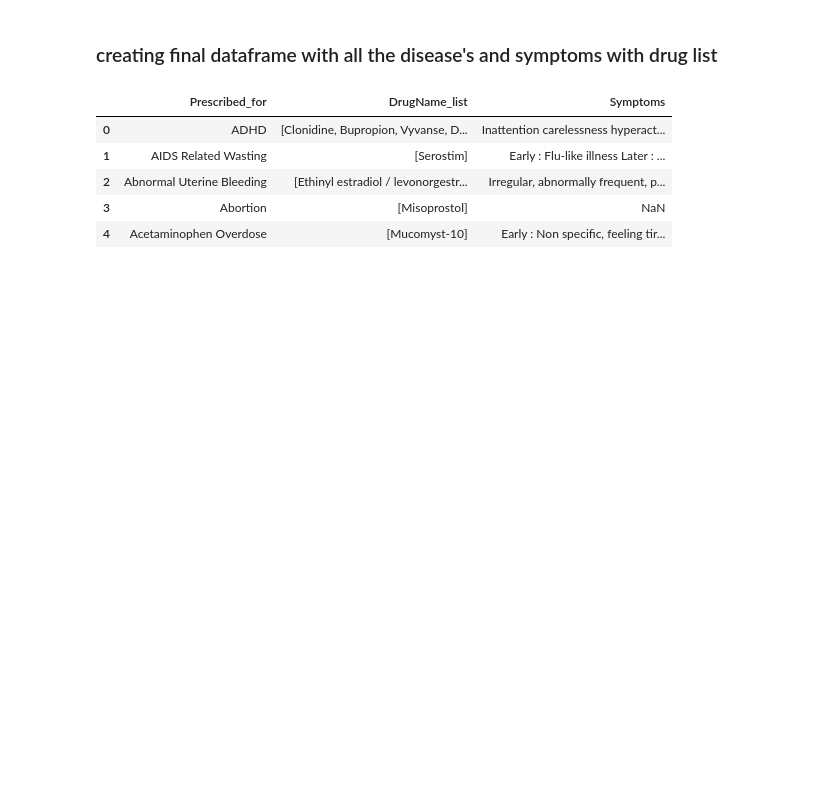
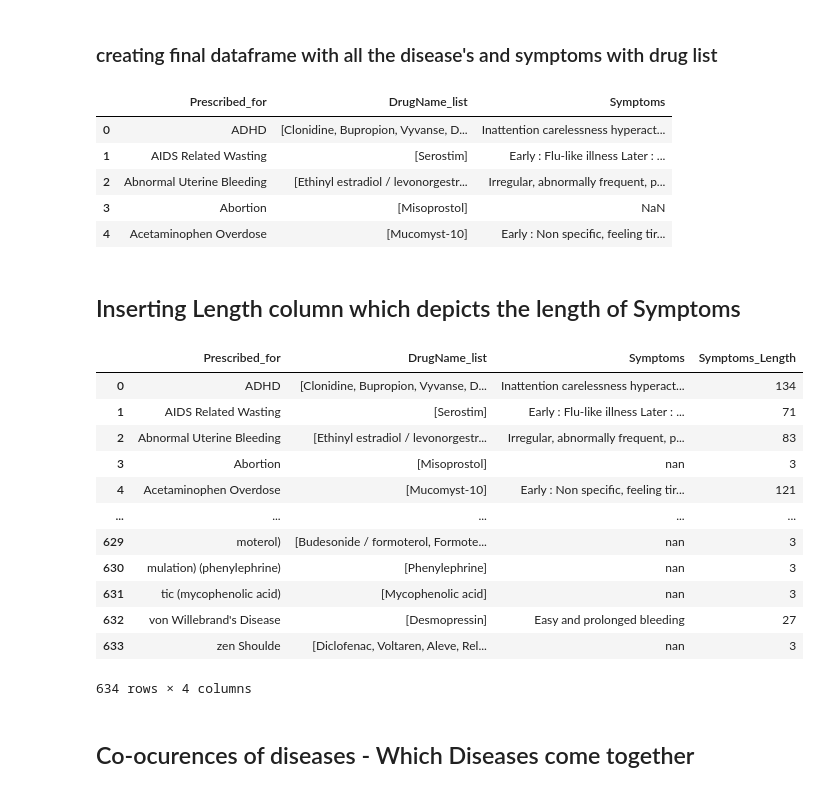
Before and after one commit to shobanasiranjeevilu/Healthcare_LLM, a Jupyter notebook: datacollection/data_processing.ipynb, the cells around one changed output. Saved outputs shown, nothing was run; the diff lists cells and outputs as text; code cells hidden in the pictures; blank space fills up the shorter version.

```diff
--- a/datacollection/data_processing.ipynb
+++ b/datacollection/data_processing.ipynb
@@ -68,3 +68,25 @@ final_df.head(5)
 | 2 | Abnormal Uterine Bleeding | [Ethinyl estradiol / levonorgestr... | Irregular, abnormally frequent, p... |
 | 3 | Abortion | [Misoprostol] | NaN |
 | 4 | Acetaminophen Overdose | [Mucomyst-10] | Early : Non specific, feeling tir... |
+# %% [markdown]
+## Inserting Length column which depicts the length of Symptoms
+# %%
+final_df['Symptoms'] = final_df['Symptoms'].astype(str)
+final_df['Symptoms_Length'] = final_df['Symptoms'].apply(len)
+final_df
+# %% [output]
+|  | Prescribed_for | DrugName_list | Symptoms | Symptoms_Length |
+| 0 | ADHD | [Clonidine, Bupropion, Vyvanse, D... | Inattention carelessness hyperact... | 134 |
+| 1 | AIDS Related Wasting | [Serostim] | Early : Flu-like illness Later : ... | 71 |
+| 2 | Abnormal Uterine Bleeding | [Ethinyl estradiol / levonorgestr... | Irregular, abnormally frequent, p... | 83 |
+| 3 | Abortion | [Misoprostol] | nan | 3 |
+| 4 | Acetaminophen Overdose | [Mucomyst-10] | Early : Non specific, feeling tir... | 121 |
+| ... | ... | ... | ... | ... |
+| 629 | moterol) | [Budesonide / formoterol, Formote... | nan | 3 |
+| 630 | mulation) (phenylephrine) | [Phenylephrine] | nan | 3 |
+| 631 | tic (mycophenolic acid) | [Mycophenolic acid] | nan | 3 |
+| 632 | von Willebrand's Disease | [Desmopressin] | Easy and prolonged bleeding | 27 |
+| 633 | zen Shoulde | [Diclofenac, Voltaren, Aleve, Rel... | nan | 3 |
+634 rows × 4 columns
+# %% [markdown]
+## Co-ocurences of diseases - Which Diseases come together
```
Also changed, not shown: parts of 7 cells of this notebook.
